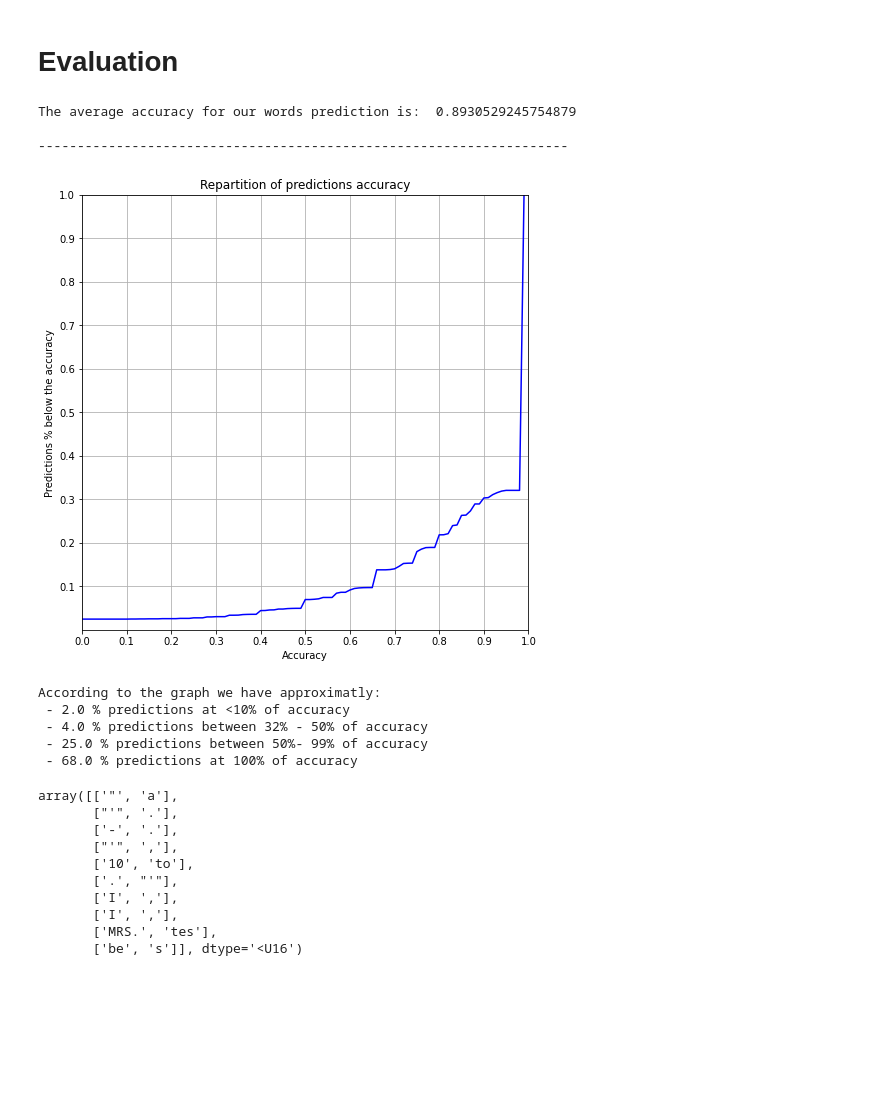
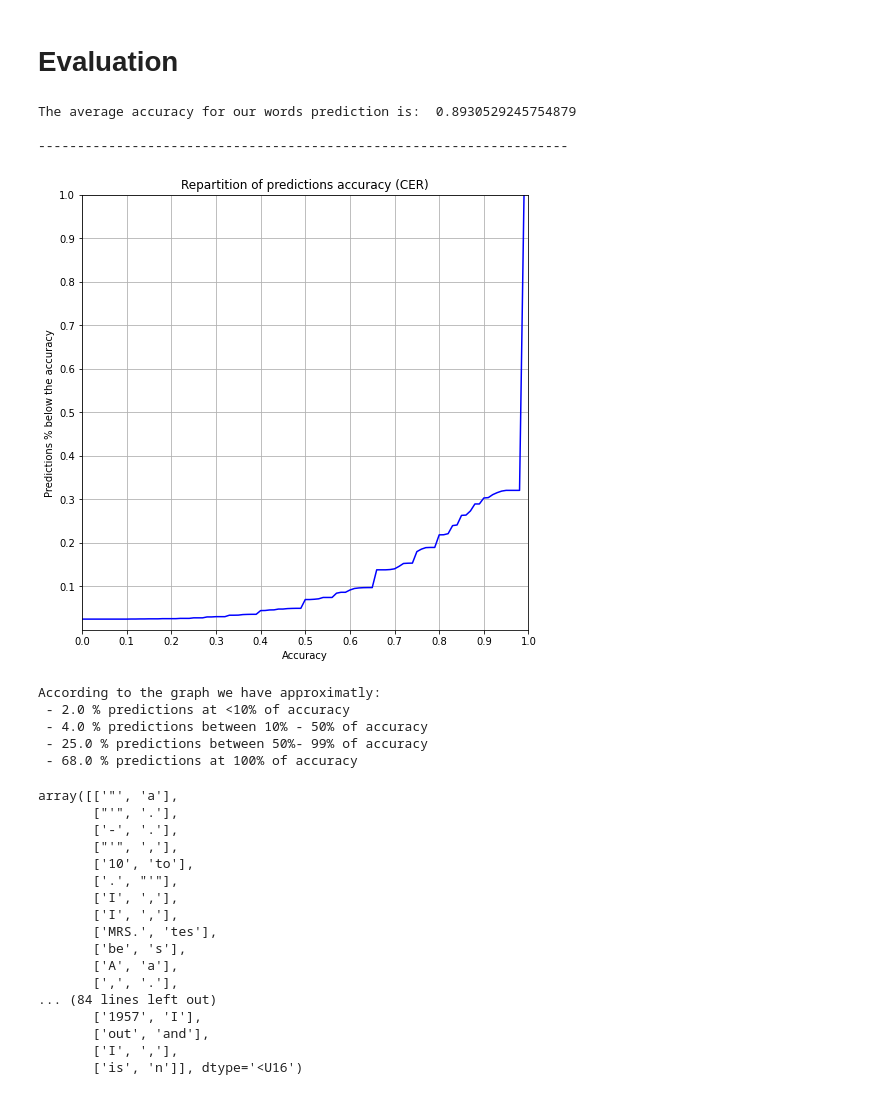
Before and after one commit to Zokoban/pyOCRTEN, a Jupyter notebook: ocr_project.ipynb, the cells around one changed output. Drawn from its saved outputs; the diff is of its cells as text; code cells hidden in the pictures; blank space fills up the shorter version.

```diff
--- a/ocr_project.ipynb
+++ b/ocr_project.ipynb
@@ -761,44 +761,44 @@ print("The average accuracy for our words prediction is: ",np.mean(score),
 
 #-----------------------------------------------------
 
-############################################
-# Display of the word accuracy repartition #
-############################################
+##################################################
+# Display of the word accuracy (CER) repartition #
+##################################################
 
 plt.figure(figsize=(8,8))
 # evaluation of the histogram
 values, base = np.histogram(score, bins=100)
 #evaluation the cumulative
 cumulative = np.cumsum(values)
 # plot the cumulative function
 plt.plot(base[:-1], cumulative/cumulative[-1], c='blue')
 
-plt.title("Repartition of predictions accuracy")
+plt.title("Repartition of predictions accuracy (CER)")
 plt.xlabel("Accuracy")
 plt.ylabel("Predictions % below the accuracy")
 plt.xticks(np.arange(0,1.1,0.1))
 plt.yticks(np.arange(0.1,1.1,0.1))
 plt.xlim([0,1])
 plt.ylim([0,1])
 plt.grid()
 plt.show();
 
 ar_res = np.array(results)
 ar_score = np.array(score)
 
 print("According to the graph we have approximatly:\n",
       "-",np.round((len(ar_res[(ar_score <= 0.1)])/len(ar_res))*100), "% predictions at <10% of accuracy\n",
-      "-",np.round((len(ar_res[(0.1 < ar_score) & (ar_score <= 0.5)])/len(ar_res))*100)  ,"% predictions between 32% - 50% of accuracy\n",
+      "-",np.round((len(ar_res[(0.1 < ar_score) & (ar_score <= 0.5)])/len(ar_res))*100)  ,"% predictions between 10% - 50% of accuracy\n",
       "-",np.round((len(ar_res[(0.5 < ar_score) & (ar_score <= 0.99)])/len(ar_res))*100) ,"% predictions between 50%- 99% of accuracy\n",
       "-",np.round((len(ar_res[(0.99 < ar_score)])/len(ar_res))*100) ,"% predictions at 100% of accuracy")
 # %% [output]
 The average accuracy for our words prediction is:  0.8930529245754879
 
 --------------------------------------------------------------------
-[figure, old version]
+[figure, new version]
 According to the graph we have approximatly:
  - 2.0 % predictions at <10% of accuracy
- - 4.0 % predictions between 32% - 50% of accuracy
+ - 4.0 % predictions between 10% - 50% of accuracy
  - 25.0 % predictions between 50%- 99% of accuracy
  - 68.0 % predictions at 100% of accuracy
 # %%
@@ -806,7 +806,7 @@ According to the graph we have approximatly:
 # Display of several failed prediction #
 ########################################
 
-np.array(results)[np.array(score) < 0.1][:10]
+np.array(results)[np.array(score) < 0.1][:100]
 
 #-------------------------------------------
 # %% [output]
@@ -819,4 +819,11 @@ array([['"', 'a'],
        ['I', ','],
        ['I', ','],
        ['MRS.', 'tes'],
-       ['be', 's']], dtype='<U16')
+       ['be', 's'],
+       ['A', 'a'],
+       [',', '.'],
+... (84 lines left out)
+       ['1957', 'I'],
+       ['out', 'and'],
+       ['I', ','],
+       ['is', 'n']], dtype='<U16')
```
Also changed, not shown: parts of 6 cells of this notebook.
